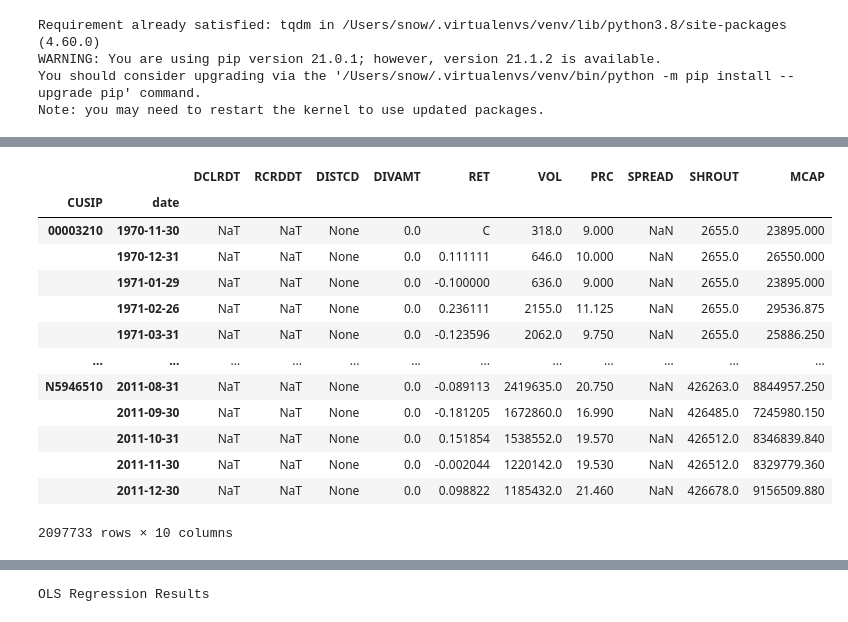
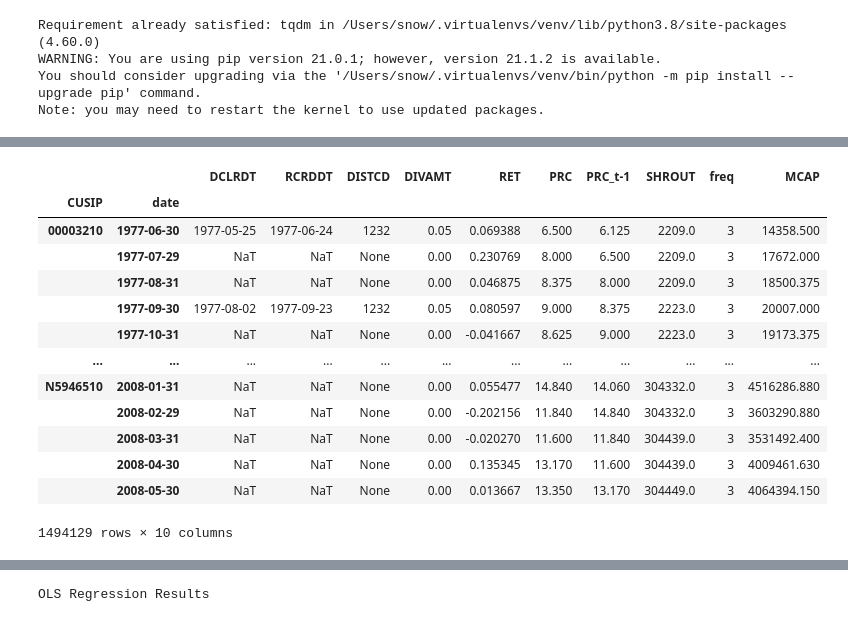
Before and after one commit to ptakchun/FINA4359-Project, a Jupyter notebook: table3.ipynb, the cells around one changed output, grey strips where cells are left out. Saved outputs shown, nothing was run; the diff lists cells and outputs as text; code cells hidden in the pictures.

Commit message:
temp_table3_version

```diff
--- a/table3.ipynb
+++ b/table3.ipynb
@@ -80,32 +80,40 @@ crsp_df.head()
 | 1359103 | 25881 | 1971-02-26 | 10 | AE | A & E PLASTIK PAK INC | 00003210 | NaT | NaT | NaN | NaN | 11.125 | ... |
 | 1359104 | 25881 | 1971-03-31 | 10 | AE | A & E PLASTIK PAK INC | 00003210 | NaT | NaT | NaN | NaN | 9.750 | ... |
 # %%
-crsp_div_df = crsp_df[['date','CUSIP','DCLRDT','RCRDDT','DISTCD','DIVAMT','PRC','VOL','RET','SHROUT','SPREAD','year','month']].copy()
+crsp_div_df = crsp_df[['date','CUSIP','DCLRDT','RCRDDT','DISTCD','DIVAMT','PRC','PRC_t-1','RET','SHROUT','month']].copy()
+crsp_div_df
 crsp_div_df.sort_values(by=['CUSIP','date'], ascending=True, inplace=True)
 crsp_div_df = crsp_div_df.groupby(by=['CUSIP','date']).agg({
      'DCLRDT': 'last',
      'RCRDDT': 'last',
      'DISTCD': 'last',
      'DIVAMT': 'sum',
      'RET':'max',
-     'VOL': 'last',
      'PRC': 'last',
-     'SPREAD': 'last',
+     'PRC_t-1': 'last',
      'SHROUT': 'last'})
+crsp_div_df.sort_values(by=['CUSIP','date'], ascending=True, inplace=True)
+crsp_div_df['freq'] = None
+crsp_div_df['freq'] = crsp_div_df[crsp_div_df.RCRDDT.isna()==False]['DISTCD'].apply(lambda x: x[2:3] if x is not None else None)
+crsp_div_df['freq'] = crsp_div_df.groupby(by=['CUSIP']).fillna(method='ffill', limit=11)['freq']
+
+fil_C = (crsp_div_df["PRC_t-1"] >= 5) & (crsp_div_df.freq < '6')
+crsp_div_df = crsp_div_df[fil_C]
+
 crsp_div_df['MCAP'] = crsp_div_df['PRC'] * crsp_div_df['SHROUT']
 crsp_div_df
 # %% [output]
-|  |  | DCLRDT | RCRDDT | DISTCD | DIVAMT | RET | VOL | PRC | SPREAD | SHROUT | MCAP |
+|  |  | DCLRDT | RCRDDT | DISTCD | DIVAMT | RET | PRC | PRC_t-1 | SHROUT | freq | MCAP |
 | CUSIP | date |  |  |  |  |  |  |  |  |  |  |
-| 00003210 | 1970-11-30 | NaT | NaT | None | 0.0 | C | 318.0 | 9.000 | NaN | 2655.0 | 23895.000 |
-|  | 1970-12-31 | NaT | NaT | None | 0.0 | 0.111111 | 646.0 | 10.000 | NaN | 2655.0 | 26550.000 |
-|  | 1971-01-29 | NaT | NaT | None | 0.0 | -0.100000 | 636.0 | 9.000 | NaN | 2655.0 | 23895.000 |
-|  | 1971-02-26 | NaT | NaT | None | 0.0 | 0.236111 | 2155.0 | 11.125 | NaN | 2655.0 | 29536.875 |
-|  | 1971-03-31 | NaT | NaT | None | 0.0 | -0.123596 | 2062.0 | 9.750 | NaN | 2655.0 | 25886.250 |
+| 00003210 | 1977-06-30 | 1977-05-25 | 1977-06-24 | 1232 | 0.05 | 0.069388 | 6.500 | 6.125 | 2209.0 | 3 | 14358.500 |
+|  | 1977-07-29 | NaT | NaT | None | 0.00 | 0.230769 | 8.000 | 6.500 | 2209.0 | 3 | 17672.000 |
+|  | 1977-08-31 | NaT | NaT | None | 0.00 | 0.046875 | 8.375 | 8.000 | 2209.0 | 3 | 18500.375 |
+|  | 1977-09-30 | 1977-08-02 | 1977-09-23 | 1232 | 0.05 | 0.080597 | 9.000 | 8.375 | 2223.0 | 3 | 20007.000 |
+|  | 1977-10-31 | NaT | NaT | None | 0.00 | -0.041667 | 8.625 | 9.000 | 2223.0 | 3 | 19173.375 |
 | ... | ... | ... | ... | ... | ... | ... | ... | ... | ... | ... | ... |
-| N5946510 | 2011-08-31 | NaT | NaT | None | 0.0 | -0.089113 | 2419635.0 | 20.750 | NaN | 426263.0 | 8844957.250 |
-|  | 2011-09-30 | NaT | NaT | None | 0.0 | -0.181205 | 1672860.0 | 16.990 | NaN | 426485.0 | 7245980.150 |
-|  | 2011-10-31 | NaT | NaT | None | 0.0 | 0.151854 | 1538552.0 | 19.570 | NaN | 426512.0 | 8346839.840 |
-|  | 2011-11-30 | NaT | NaT | None | 0.0 | -0.002044 | 1220142.0 | 19.530 | NaN | 426512.0 | 8329779.360 |
-|  | 2011-12-30 | NaT | NaT | None | 0.0 | 0.098822 | 1185432.0 | 21.460 | NaN | 426678.0 | 9156509.880 |
+| N5946510 | 2008-01-31 | NaT | NaT | None | 0.00 | 0.055477 | 14.840 | 14.060 | 304332.0 | 3 | 4516286.880 |
+|  | 2008-02-29 | NaT | NaT | None | 0.00 | -0.202156 | 11.840 | 14.840 | 304332.0 | 3 | 3603290.880 |
+|  | 2008-03-31 | NaT | NaT | None | 0.00 | -0.020270 | 11.600 | 11.840 | 304439.0 | 3 | 3531492.400 |
+|  | 2008-04-30 | NaT | NaT | None | 0.00 | 0.135345 | 13.170 | 11.600 | 304439.0 | 3 | 4009461.630 |
+|  | 2008-05-30 | NaT | NaT | None | 0.00 | 0.013667 | 13.350 | 13.170 | 304449.0 | 3 | 4064394.150 |
-2097733 rows × 10 columns
+1494129 rows × 10 columns
```
Also changed, not shown: parts of 6 cells of this notebook.
